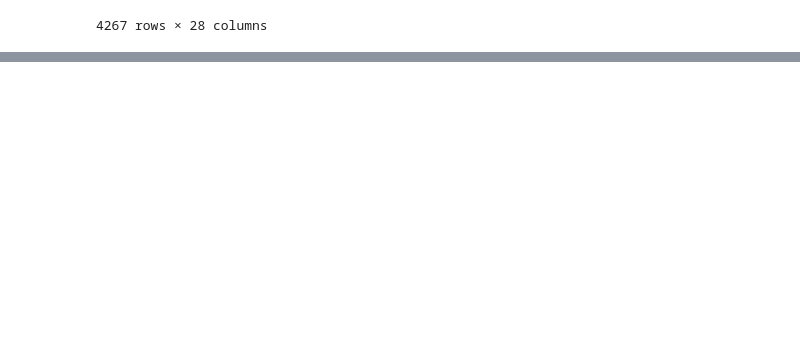
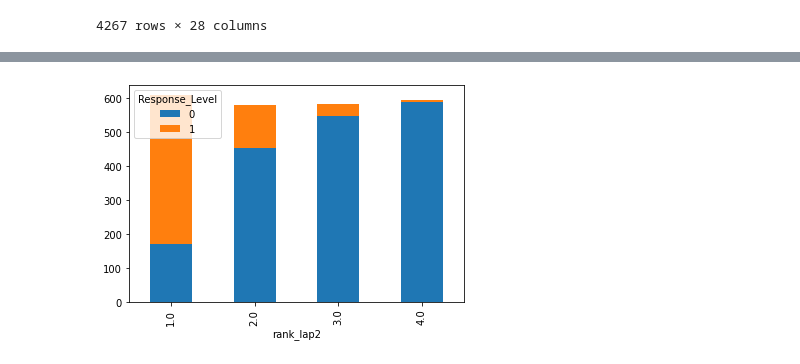
Before and after one commit to v-razon/Speed-Skating, a Jupyter notebook: Python code.ipynb, the cells around one changed output, grey strips where cells are left out. Saved outputs shown, nothing was run; the diff lists cells and outputs as text; code cells hidden in the pictures; blank space fills up the shorter version.

```diff
--- a/Python code.ipynb
+++ b/Python code.ipynb
@@ -81,0 +219,6 @@ ValueError: cannot convert float NaN to integer
+# %%
+%matplotlib inline
+pd.crosstab(df['rank_lap2'],y).plot(kind='bar', stacked=True)
+plt.show()
+# %% [output]
+[figure, added]
```
Also changed, not shown: parts of 16 cells of this notebook, 2 other files.
